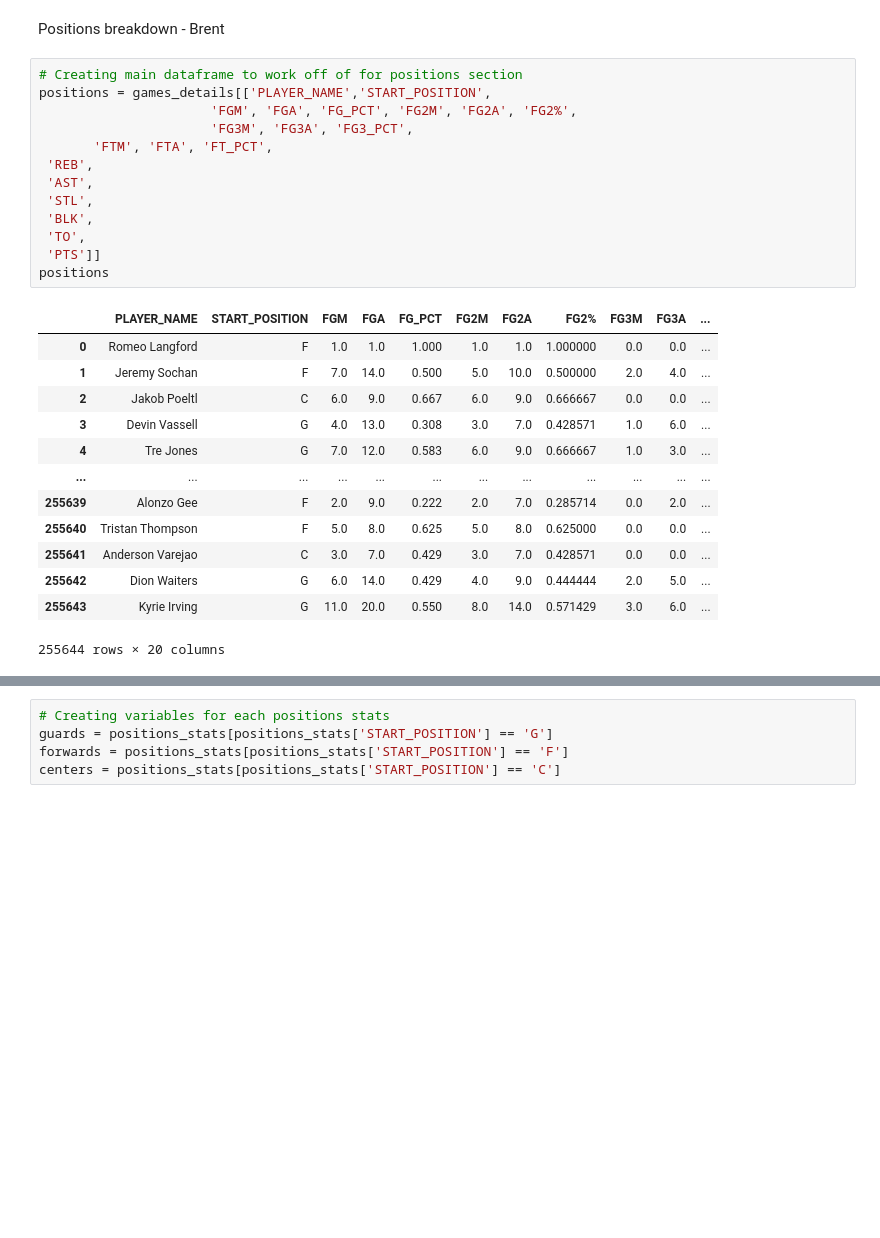
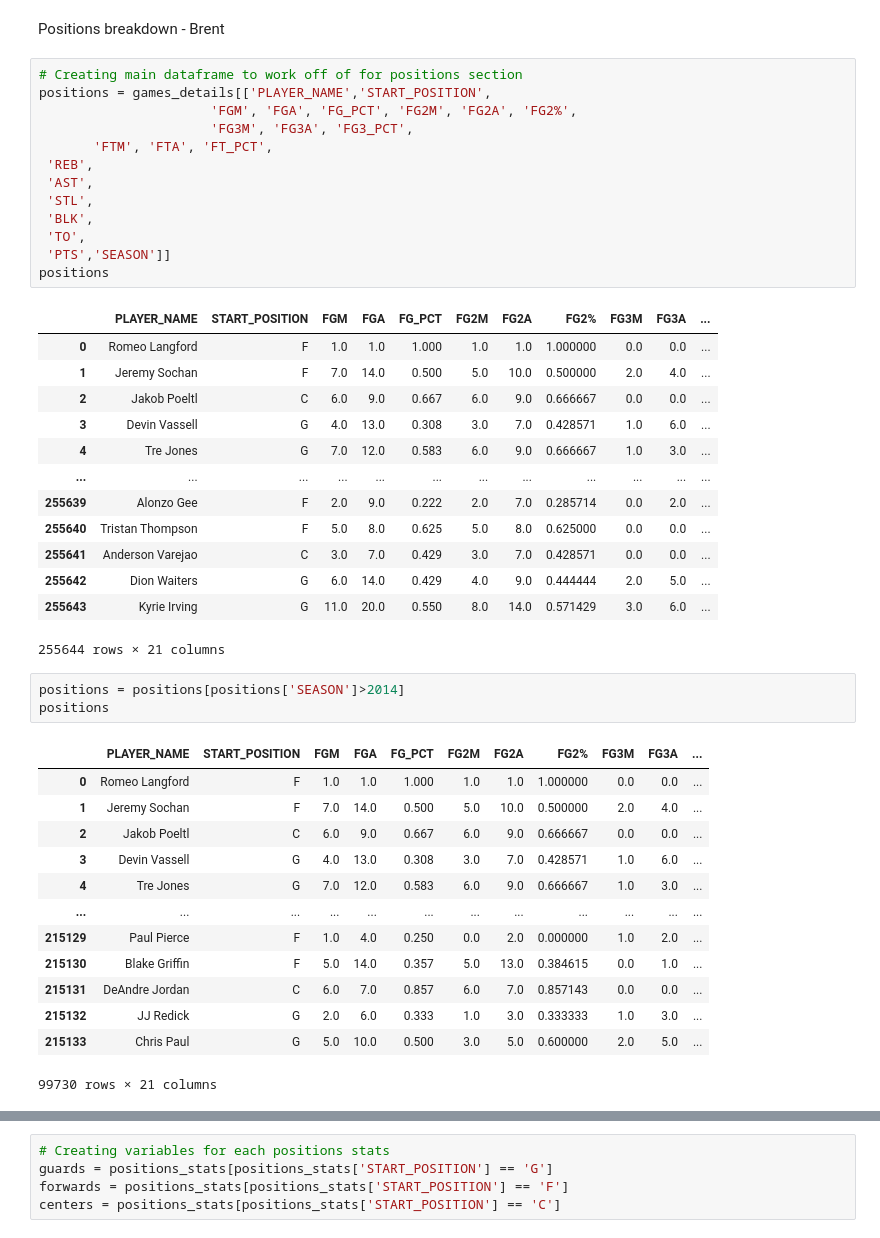
Before and after one commit to lizmartin/project3_nba_de, a Jupyter notebook: notebooks/best_players_4-8.ipynb, the cells around one changed output, grey strips where cells are left out. Drawn from its saved outputs; the diff is of its cells as text; blank space fills up the shorter version.

```diff
--- a/notebooks/best_players_4-8.ipynb
+++ b/notebooks/best_players_4-8.ipynb
@@ -29,7 +30,7 @@ positions = games_details[['PLAYER_NAME','START_POSITION',
  'STL',
  'BLK',
  'TO',
- 'PTS']]
+ 'PTS','SEASON']]
 positions
 # %% [output]
 |  | PLAYER_NAME | START_POSITION | FGM | FGA | FG_PCT | FG2M | FG2A | FG2% | FG3M | FG3A | ... |
@@ -44,6 +45,23 @@ positions
 | 255641 | Anderson Varejao | C | 3.0 | 7.0 | 0.429 | 3.0 | 7.0 | 0.428571 | 0.0 | 0.0 | ... |
 | 255642 | Dion Waiters | G | 6.0 | 14.0 | 0.429 | 4.0 | 9.0 | 0.444444 | 2.0 | 5.0 | ... |
 | 255643 | Kyrie Irving | G | 11.0 | 20.0 | 0.550 | 8.0 | 14.0 | 0.571429 | 3.0 | 6.0 | ... |
-255644 rows × 20 columns
+255644 rows × 21 columns
+# %%
+positions = positions[positions['SEASON']>2014]
+positions
+# %% [output]
+|  | PLAYER_NAME | START_POSITION | FGM | FGA | FG_PCT | FG2M | FG2A | FG2% | FG3M | FG3A | ... |
+| 0 | Romeo Langford | F | 1.0 | 1.0 | 1.000 | 1.0 | 1.0 | 1.000000 | 0.0 | 0.0 | ... |
+| 1 | Jeremy Sochan | F | 7.0 | 14.0 | 0.500 | 5.0 | 10.0 | 0.500000 | 2.0 | 4.0 | ... |
+| 2 | Jakob Poeltl | C | 6.0 | 9.0 | 0.667 | 6.0 | 9.0 | 0.666667 | 0.0 | 0.0 | ... |
+| 3 | Devin Vassell | G | 4.0 | 13.0 | 0.308 | 3.0 | 7.0 | 0.428571 | 1.0 | 6.0 | ... |
+| 4 | Tre Jones | G | 7.0 | 12.0 | 0.583 | 6.0 | 9.0 | 0.666667 | 1.0 | 3.0 | ... |
+| ... | ... | ... | ... | ... | ... | ... | ... | ... | ... | ... | ... |
+| 215129 | Paul Pierce | F | 1.0 | 4.0 | 0.250 | 0.0 | 2.0 | 0.000000 | 1.0 | 2.0 | ... |
+| 215130 | Blake Griffin | F | 5.0 | 14.0 | 0.357 | 5.0 | 13.0 | 0.384615 | 0.0 | 1.0 | ... |
+| 215131 | DeAndre Jordan | C | 6.0 | 7.0 | 0.857 | 6.0 | 7.0 | 0.857143 | 0.0 | 0.0 | ... |
+| 215132 | JJ Redick | G | 2.0 | 6.0 | 0.333 | 1.0 | 3.0 | 0.333333 | 1.0 | 3.0 | ... |
+| 215133 | Chris Paul | G | 5.0 | 10.0 | 0.500 | 3.0 | 5.0 | 0.600000 | 2.0 | 5.0 | ... |
+99730 rows × 21 columns
 # %%
 # Getting averages for each player
```
Also changed, not shown: parts of 46 cells of this notebook, 1 other file.
